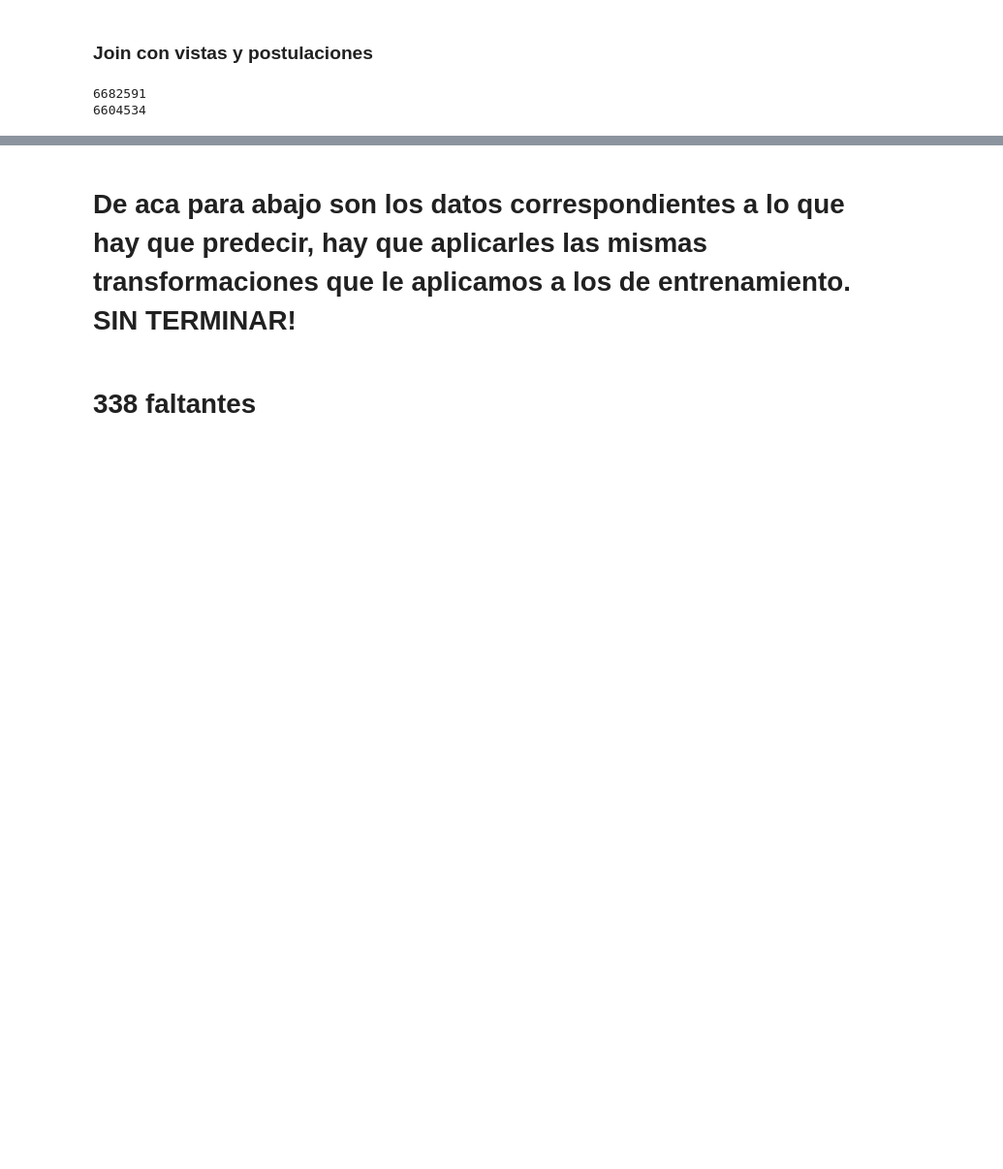
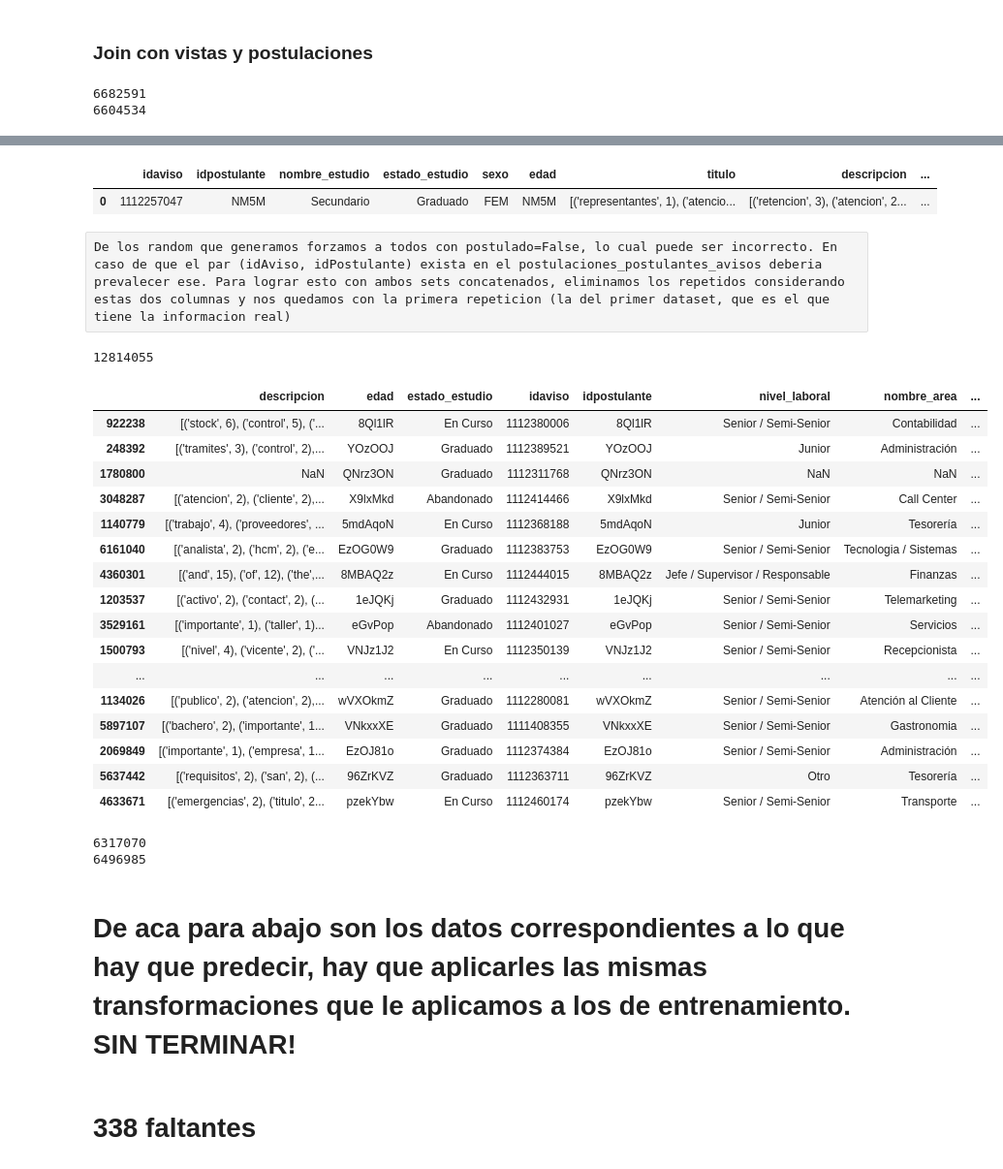
Before and after one commit to tbotalla/Datos1Q2018, a Jupyter notebook: parte2/Preprocessing.ipynb, the cells around one changed output, grey strips where cells are left out. Shown at 97% size. Cells and saved outputs as stored; diff of their text form; code cells hidden in the pictures; blank space fills up the shorter version.

```diff
--- a/parte2/Preprocessing.ipynb
+++ b/parte2/Preprocessing.ipynb
@@ -685,0 +661,2 @@ vistas_postulaciones_postulantes_avisos.to_csv('../data/vistas_postulaciones_pos
+# %%
+postulaciones_postulantes_avisos = pd.read_csv('../data/postulaciones_postulantes_avisos.csv', encoding='utf-8')
@@ -685,0 +712,2 @@ vistas_postulaciones_postulantes_avisos.to_csv('../data/vistas_postulaciones_pos
+# %%
+no_postulados = pd.read_csv('../data/no_postulados.csv', encoding='utf-8')
@@ -685,0 +721,35 @@ vistas_postulaciones_postulantes_avisos.to_csv('../data/vistas_postulaciones_pos
+# %%
+postulaciones_postulantes_avisos.head(1)
+# %% [output]
+|  | idaviso | idpostulante | nombre_estudio | estado_estudio | sexo | edad | titulo | descripcion | ... |
+| 0 | 1112257047 | NM5M | Secundario | Graduado | FEM | NM5M | [('representantes', 1), ('atencio... | [('retencion', 3), ('atencion', 2... | ... |
+# %%
+training = pd.concat([no_postulados, postulaciones_postulantes_avisos])
+# %% [raw]
+De los random que generamos forzamos a todos con postulado=False, lo cual puede ser incorrecto. En caso de que el par (idAviso, idPostulante) exista en el postulaciones_postulantes_avisos deberia prevalecer ese. Para lograr esto con ambos sets concatenados, eliminamos los repetidos considerando estas dos columnas y nos quedamos con la primera repeticion (la del primer dataset, que es el que tiene la informacion real)
+# %%
+training.drop_duplicates(subset = ['idaviso','idpostulante'], keep = 'first',inplace = True)
+# %%
+print(len(training))
+# %% [output]
+12814055
+# %%
+training.sample(20)
+# %% [output]
+|  | descripcion | edad | estado_estudio | idaviso | idpostulante | nivel_laboral | nombre_area | ... |
+| 922238 | [('stock', 6), ('control', 5), ('... | 8Ql1lR | En Curso | 1112380006 | 8Ql1lR | Senior / Semi-Senior | Contabilidad | ... |
+| 248392 | [('tramites', 3), ('control', 2),... | YOzOOJ | Graduado | 1112389521 | YOzOOJ | Junior | Administración | ... |
+| 1780800 | NaN | QNrz3ON | Graduado | 1112311768 | QNrz3ON | NaN | NaN | ... |
+| 3048287 | [('atencion', 2), ('cliente', 2),... | X9lxMkd | Abandonado | 1112414466 | X9lxMkd | Senior / Semi-Senior | Call Center | ... |
+| 1140779 | [('trabajo', 4), ('proveedores', ... | 5mdAqoN | En Curso | 1112368188 | 5mdAqoN | Junior | Tesorería | ... |
+| 6161040 | [('analista', 2), ('hcm', 2), ('e... | EzOG0W9 | Graduado | 1112383753 | EzOG0W9 | Senior / Semi-Senior | Tecnologia / Sistemas | ... |
+| 4360301 | [('and', 15), ('of', 12), ('the',... | 8MBAQ2z | En Curso | 1112444015 | 8MBAQ2z | Jefe / Supervisor / Responsable | Finanzas | ... |
+| 1203537 | [('activo', 2), ('contact', 2), (... | 1eJQKj | Graduado | 1112432931 | 1eJQKj | Senior / Semi-Senior | Telemarketing | ... |
+| 3529161 | [('importante', 1), ('taller', 1)... | eGvPop | Abandonado | 1112401027 | eGvPop | Senior / Semi-Senior | Servicios | ... |
+| 1500793 | [('nivel', 4), ('vicente', 2), ('... | VNJz1J2 | En Curso | 1112350139 | VNJz1J2 | Senior / Semi-Senior | Recepcionista | ... |
+| ... | ... | ... | ... | ... | ... | ... | ... | ... |
+| 1134026 | [('publico', 2), ('atencion', 2),... | wVXOkmZ | Graduado | 1112280081 | wVXOkmZ | Senior / Semi-Senior | Atención al Cliente | ... |
+| 5897107 | [('bachero', 2), ('importante', 1... | VNkxxXE | Graduado | 1111408355 | VNkxxXE | Senior / Semi-Senior | Gastronomia | ... |
+| 2069849 | [('importante', 1), ('empresa', 1... | EzOJ81o | Graduado | 1112374384 | EzOJ81o | Senior / Semi-Senior | Administración | ... |
+| 5637442 | [('requisitos', 2), ('san', 2), (... | 96ZrKVZ | Graduado | 1112363711 | 96ZrKVZ | Otro | Tesorería | ... |
+| 4633671 | [('emergencias', 2), ('titulo', 2... | pzekYbw | En Curso | 1112460174 | pzekYbw | Senior / Semi-Senior | Transporte | ... |
@@ -686,3 +758,9 @@ vistas_postulaciones_postulantes_avisos.to_csv('../data/vistas_postulaciones_pos
+# %%
+print(len(training[training['postulado'] == True]))
+print(len(training[training['postulado'] == False]))
+# %% [output]
+6317070
+6496985
 # %% [markdown]
 # De aca para abajo son los datos correspondientes a lo que hay que predecir, hay que aplicarles las mismas transformaciones que le aplicamos a los de entrenamiento. SIN TERMINAR!
 # %% [markdown]
```
Also changed, not shown: parts of 107 cells of this notebook.
